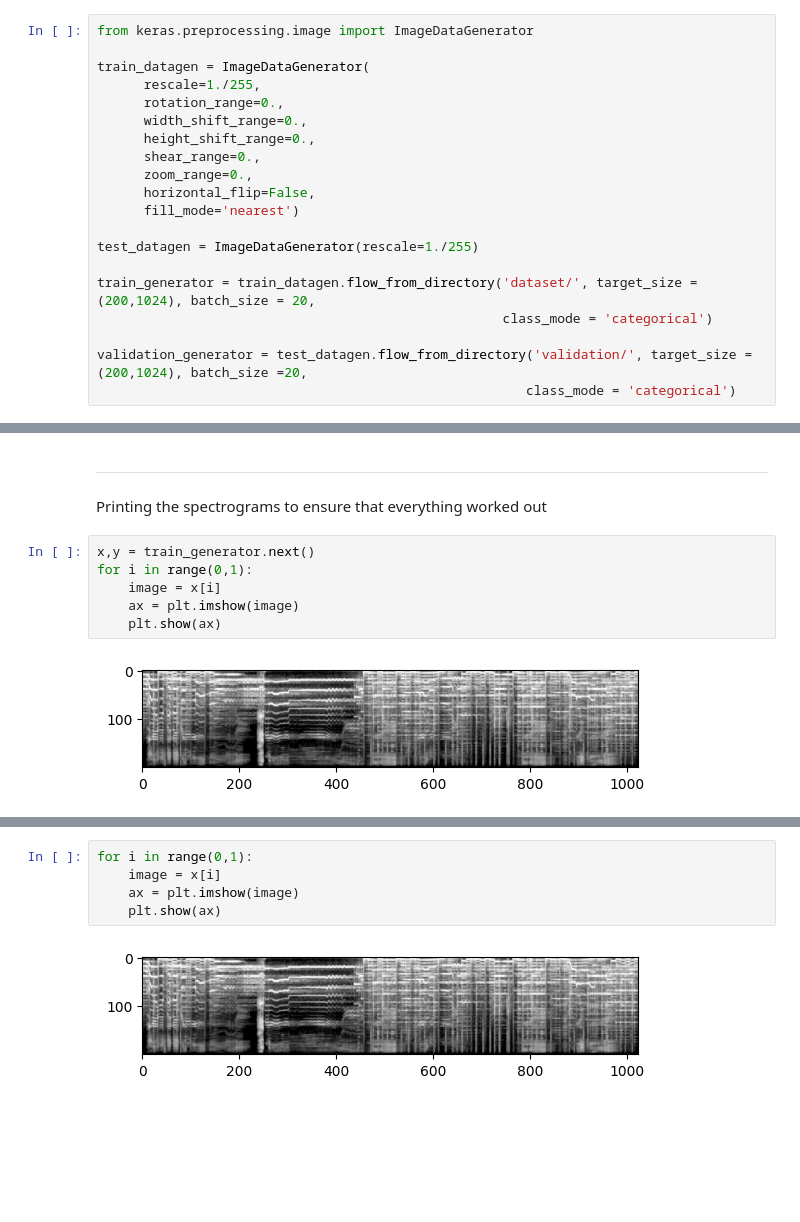
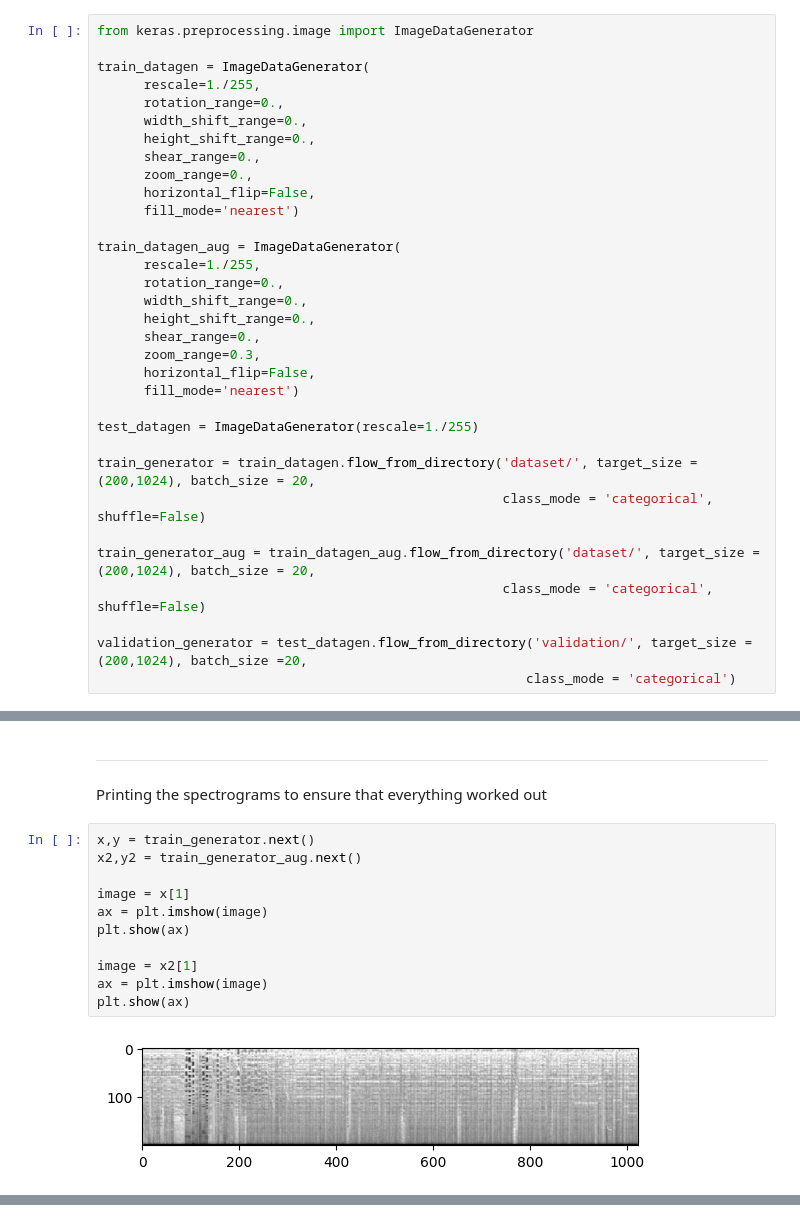
Before and after one commit to ugniussle/Music-Genre-Analysis, a Jupyter notebook: Notebooks/loadXandY.ipynb, the cells around one changed output, grey strips where cells are left out. Drawn from its saved outputs; the diff is of its cells as text; blank space fills up the shorter version.

```diff
--- a/Notebooks/loadXandY.ipynb
+++ b/Notebooks/loadXandY.ipynb
@@ -133,10 +173,23 @@ train_datagen = ImageDataGenerator(
       horizontal_flip=False,
       fill_mode='nearest')
 
+train_datagen_aug = ImageDataGenerator(
+      rescale=1./255,
+      rotation_range=0.,
+      width_shift_range=0.,
+      height_shift_range=0.,
+      shear_range=0.,
+      zoom_range=0.3,
+      horizontal_flip=False,
+      fill_mode='nearest')
+
 test_datagen = ImageDataGenerator(rescale=1./255)
 
 train_generator = train_datagen.flow_from_directory('dataset/', target_size = (200,1024), batch_size = 20,
-                                                    class_mode = 'categorical')
+                                                    class_mode = 'categorical', shuffle=False)
+
+train_generator_aug = train_datagen_aug.flow_from_directory('dataset/', target_size = (200,1024), batch_size = 20,
+                                                    class_mode = 'categorical', shuffle=False)
 
 validation_generator = test_datagen.flow_from_directory('validation/', target_size = (200,1024), batch_size =20,
                                                        class_mode = 'categorical')
@@ -158,9 +212,14 @@ import matplotlib.pyplot as plt
 Printing the spectrograms to ensure that everything worked out
 # %%
 x,y = train_generator.next()
-for i in range(0,1):
-    image = x[i]
-    ax = plt.imshow(image)
-    plt.show(ax)
+x2,y2 = train_generator_aug.next()
+
+image = x[1]
+ax = plt.imshow(image)
+plt.show(ax)
+
+image = x2[1]
+ax = plt.imshow(image)
+plt.show(ax)
 # %% [output]
-[figure, old version]
+[figure, new version]
@@ -167,7 +226,0 @@ for i in range(0,1):
-# %%
-for i in range(0,1):
-    image = x[i]
-    ax = plt.imshow(image)
-    plt.show(ax)
-# %% [output]
-[figure, removed]
```
Also changed, not shown: parts of 7 cells of this notebook, 5 other files.
